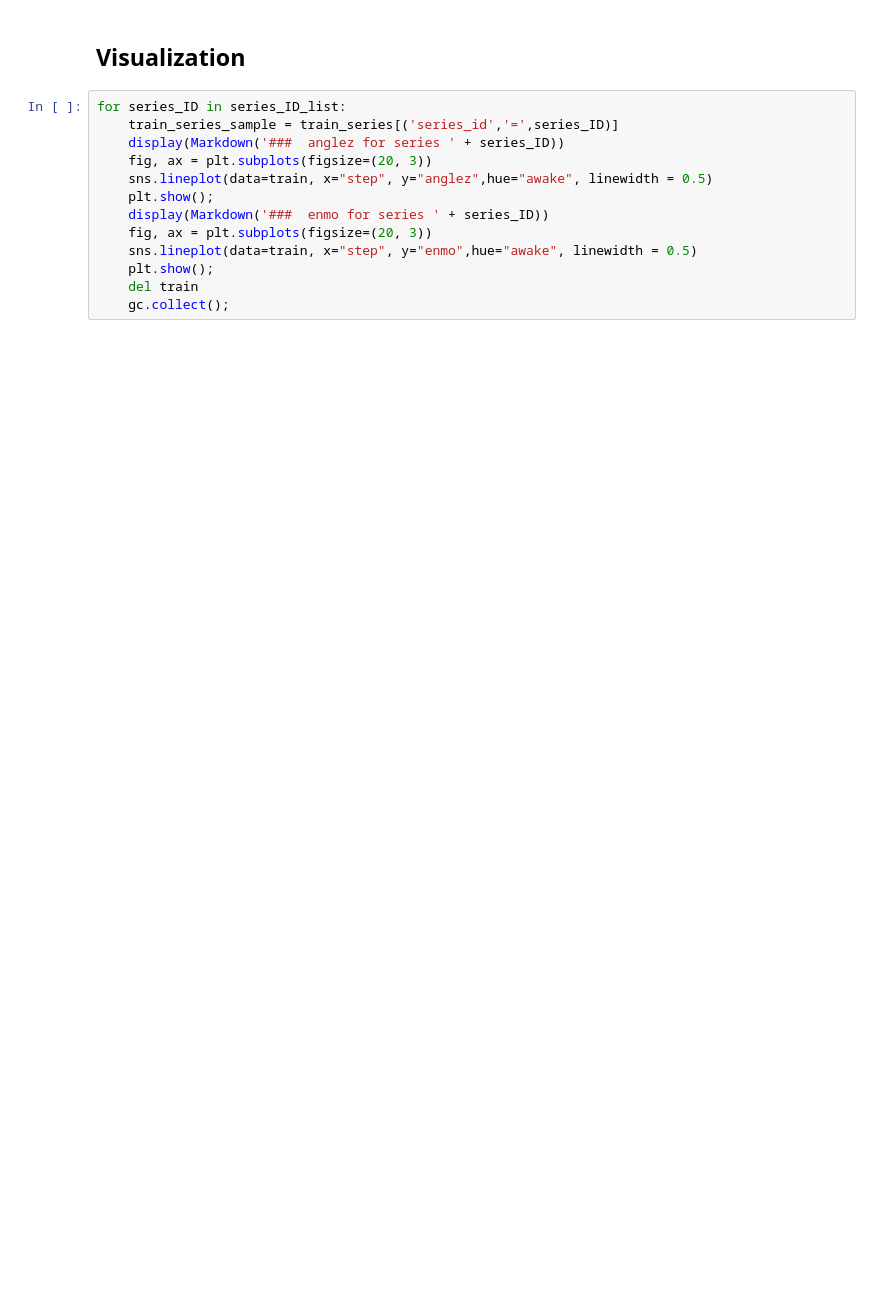
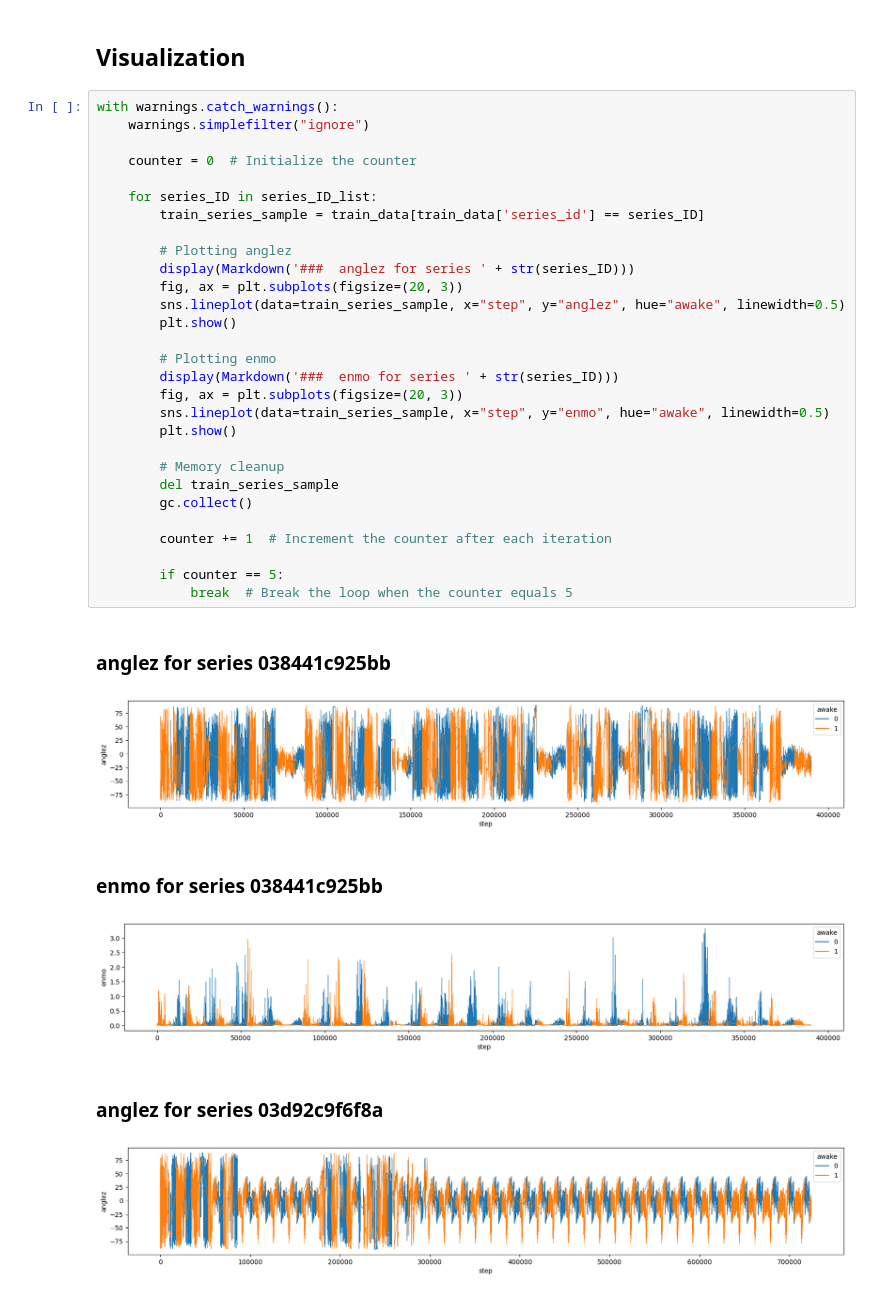
Before and after one commit to armandoBringas/Machine_Learning_Tsinghua, a Jupyter notebook: notebooks/Exploratory_Data_Analysis_and_Visualization.ipynb, the cells around one changed output. Drawn from its saved outputs; the diff is of its cells as text; blank space fills up the shorter version.

Commit message:
ft: add visualizations to EDA notebook

```diff
--- a/notebooks/Exploratory_Data_Analysis_and_Visualization.ipynb
+++ b/notebooks/Exploratory_Data_Analysis_and_Visualization.ipynb
@@ -212,15 +216,38 @@ train.sample(10)
 # %% [markdown]
 ## Visualization
 # %%
-for series_ID in series_ID_list:
-    train_series_sample = train_series[('series_id','=',series_ID)]
-    display(Markdown('###  anglez for series ' + series_ID))
-    fig, ax = plt.subplots(figsize=(20, 3))
-    sns.lineplot(data=train, x="step", y="anglez",hue="awake", linewidth = 0.5)
-    plt.show();
-    display(Markdown('###  enmo for series ' + series_ID))
-    fig, ax = plt.subplots(figsize=(20, 3))
-    sns.lineplot(data=train, x="step", y="enmo",hue="awake", linewidth = 0.5)
-    plt.show();
-    del train
-    gc.collect();
+with warnings.catch_warnings():
+    warnings.simplefilter("ignore")
+
+    counter = 0  # Initialize the counter
+
+    for series_ID in series_ID_list:
+        train_series_sample = train_data[train_data['series_id'] == series_ID]
+
+        # Plotting anglez
+        display(Markdown('###  anglez for series ' + str(series_ID)))
+        fig, ax = plt.subplots(figsize=(20, 3))
+        sns.lineplot(data=train_series_sample, x="step", y="anglez", hue="awake", linewidth=0.5)
+        plt.show()
+
+        # Plotting enmo
+        display(Markdown('###  enmo for series ' + str(series_ID)))
+        fig, ax = plt.subplots(figsize=(20, 3))
+        sns.lineplot(data=train_series_sample, x="step", y="enmo", hue="awake", linewidth=0.5)
+        plt.show()
+
+        # Memory cleanup
+        del train_series_sample
+        gc.collect()
+
+        counter += 1  # Increment the counter after each iteration
+
+        if counter == 5:
+            break  # Break the loop when the counter equals 5
+# %% [output]
+###  anglez for series 038441c925bb
+[figure, added]
+###  enmo for series 038441c925bb
+[figure, added]
+###  anglez for series 03d92c9f6f8a
+[figure, added]
```
Also changed, not shown: parts of 6 cells of this notebook.
